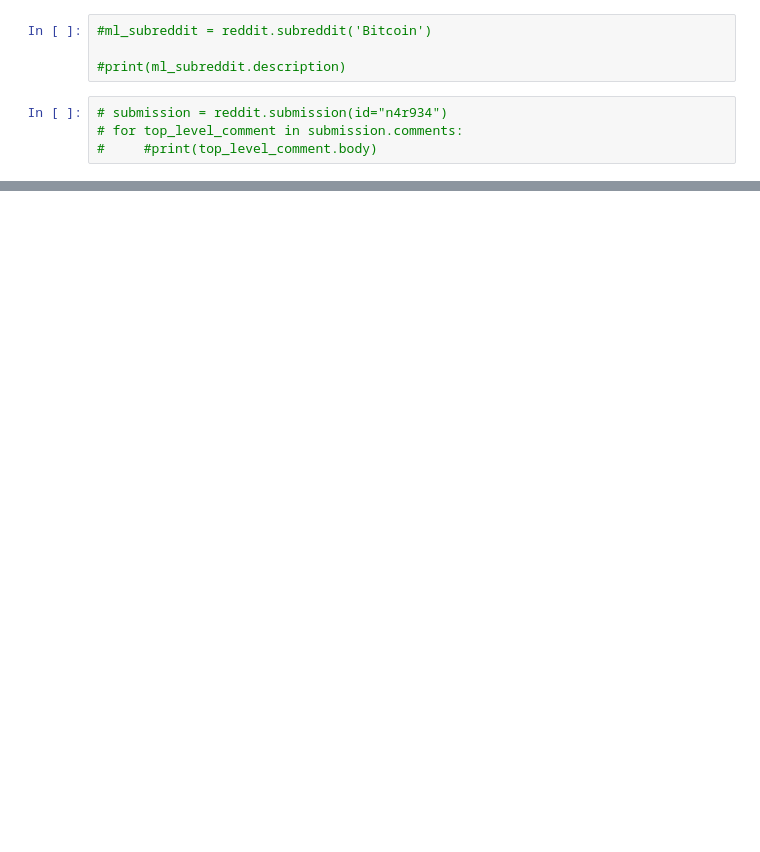
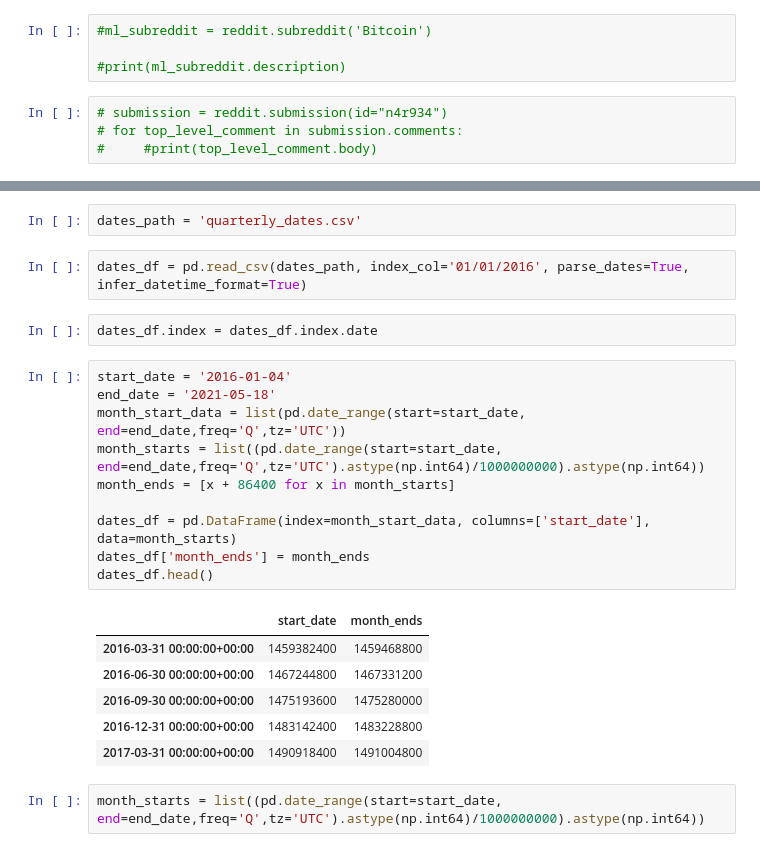
Before and after one commit to Mikhara/Project1, a Jupyter notebook: importing reddit.ipynb, the cells around one changed output, grey strips where cells are left out. Cells and saved outputs as stored; diff of their text form; blank space fills up the shorter version.

```diff
--- a/importing reddit.ipynb
+++ b/importing reddit.ipynb
@@ -81,0 +145,25 @@ SyntaxError: unexpected EOF while parsing (<ipython-input-25-4544352e85fe>, line
+# %%
+dates_path = 'quarterly_dates.csv'
+# %%
+dates_df = pd.read_csv(dates_path, index_col='01/01/2016', parse_dates=True, infer_datetime_format=True)
+# %%
+dates_df.index = dates_df.index.date
+# %%
+start_date = '2016-01-04'
+end_date = '2021-05-18'
+month_start_data = list(pd.date_range(start=start_date, end=end_date,freq='Q',tz='UTC'))
+month_starts = list((pd.date_range(start=start_date, end=end_date,freq='Q',tz='UTC').astype(np.int64)/1000000000).astype(np.int64))
+month_ends = [x + 86400 for x in month_starts]
+
+dates_df = pd.DataFrame(index=month_start_data, columns=['start_date'], data=month_starts)
+dates_df['month_ends'] = month_ends
+dates_df.head()
+# %% [output]
+|  | start_date | month_ends |
+| 2016-03-31 00:00:00+00:00 | 1459382400 | 1459468800 |
+| 2016-06-30 00:00:00+00:00 | 1467244800 | 1467331200 |
+| 2016-09-30 00:00:00+00:00 | 1475193600 | 1475280000 |
+| 2016-12-31 00:00:00+00:00 | 1483142400 | 1483228800 |
+| 2017-03-31 00:00:00+00:00 | 1490918400 | 1491004800 |
+# %%
+month_starts = list((pd.date_range(start=start_date, end=end_date,freq='Q',tz='UTC').astype(np.int64)/1000000000).astype(np.int64))
```
Also changed, not shown: parts of 24 cells of this notebook, 4 other files.
